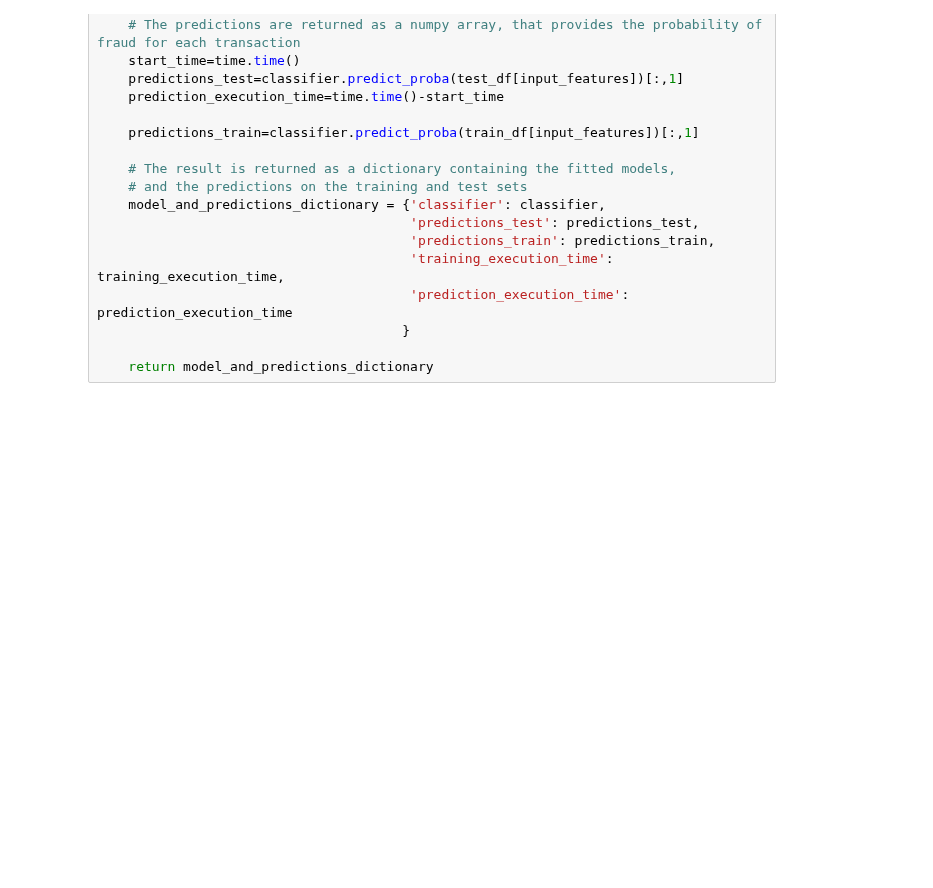
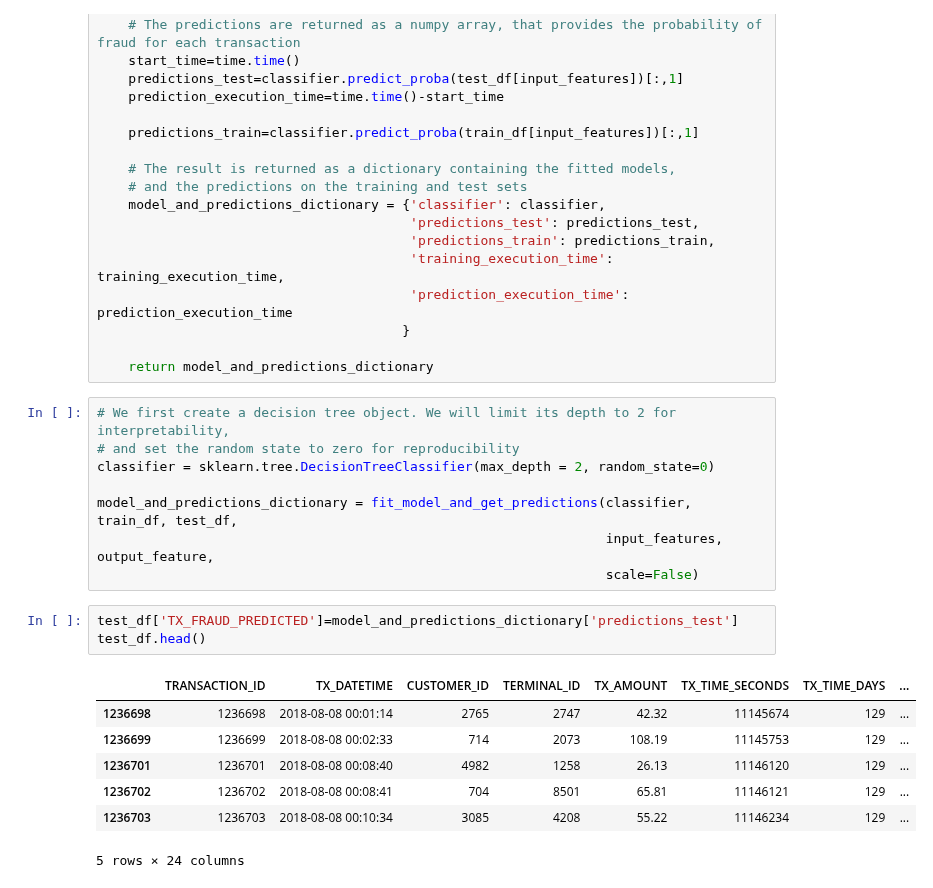
Before and after one commit to chandanravic/ML, a Jupyter notebook: credit_card_fraud_detection_google_collab.ipynb, the cells around one changed output. Saved outputs shown, nothing was run; the diff lists cells and outputs as text; blank space fills up the shorter version.

Commit message:
model ready - decision tree

```diff
--- a/credit_card_fraud_detection_google_collab.ipynb
+++ b/credit_card_fraud_detection_google_collab.ipynb
@@ -1021,3 +1021,22 @@ def fit_model_and_get_predictions(classifier, train_df, test_df,
                                        }
 
     return model_and_predictions_dictionary
+# %%
+# We first create a decision tree object. We will limit its depth to 2 for interpretability,
+# and set the random state to zero for reproducibility
+classifier = sklearn.tree.DecisionTreeClassifier(max_depth = 2, random_state=0)
+
+model_and_predictions_dictionary = fit_model_and_get_predictions(classifier, train_df, test_df,
+                                                                 input_features, output_feature,
+                                                                 scale=False)
+# %%
+test_df['TX_FRAUD_PREDICTED']=model_and_predictions_dictionary['predictions_test']
+test_df.head()
+# %% [output]
+|  | TRANSACTION_ID | TX_DATETIME | CUSTOMER_ID | TERMINAL_ID | TX_AMOUNT | TX_TIME_SECONDS | TX_TIME_DAYS | ... |
+| 1236698 | 1236698 | 2018-08-08 00:01:14 | 2765 | 2747 | 42.32 | 11145674 | 129 | ... |
+| 1236699 | 1236699 | 2018-08-08 00:02:33 | 714 | 2073 | 108.19 | 11145753 | 129 | ... |
+| 1236701 | 1236701 | 2018-08-08 00:08:40 | 4982 | 1258 | 26.13 | 11146120 | 129 | ... |
+| 1236702 | 1236702 | 2018-08-08 00:08:41 | 704 | 8501 | 65.81 | 11146121 | 129 | ... |
+| 1236703 | 1236703 | 2018-08-08 00:10:34 | 3085 | 4208 | 55.22 | 11146234 | 129 | ... |
+5 rows × 24 columns
```
